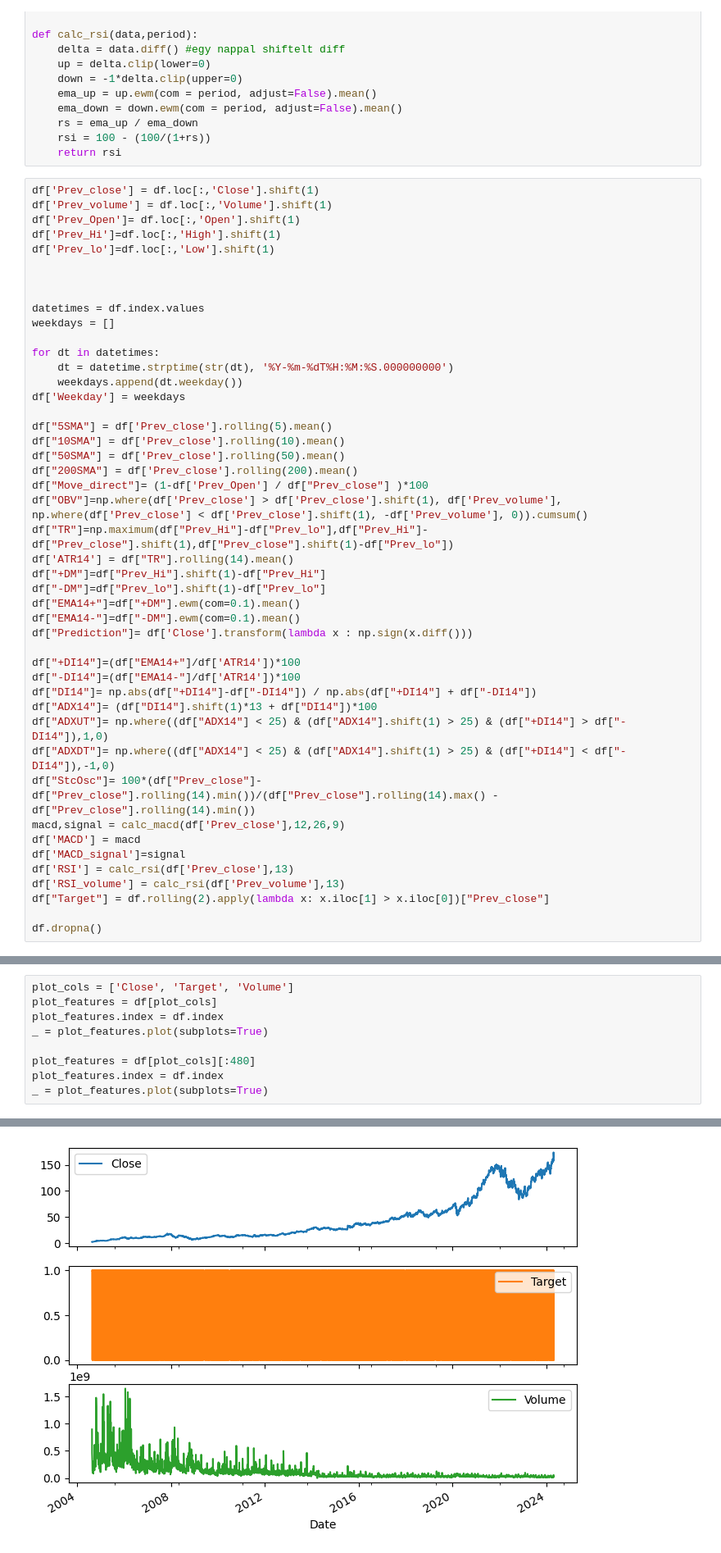
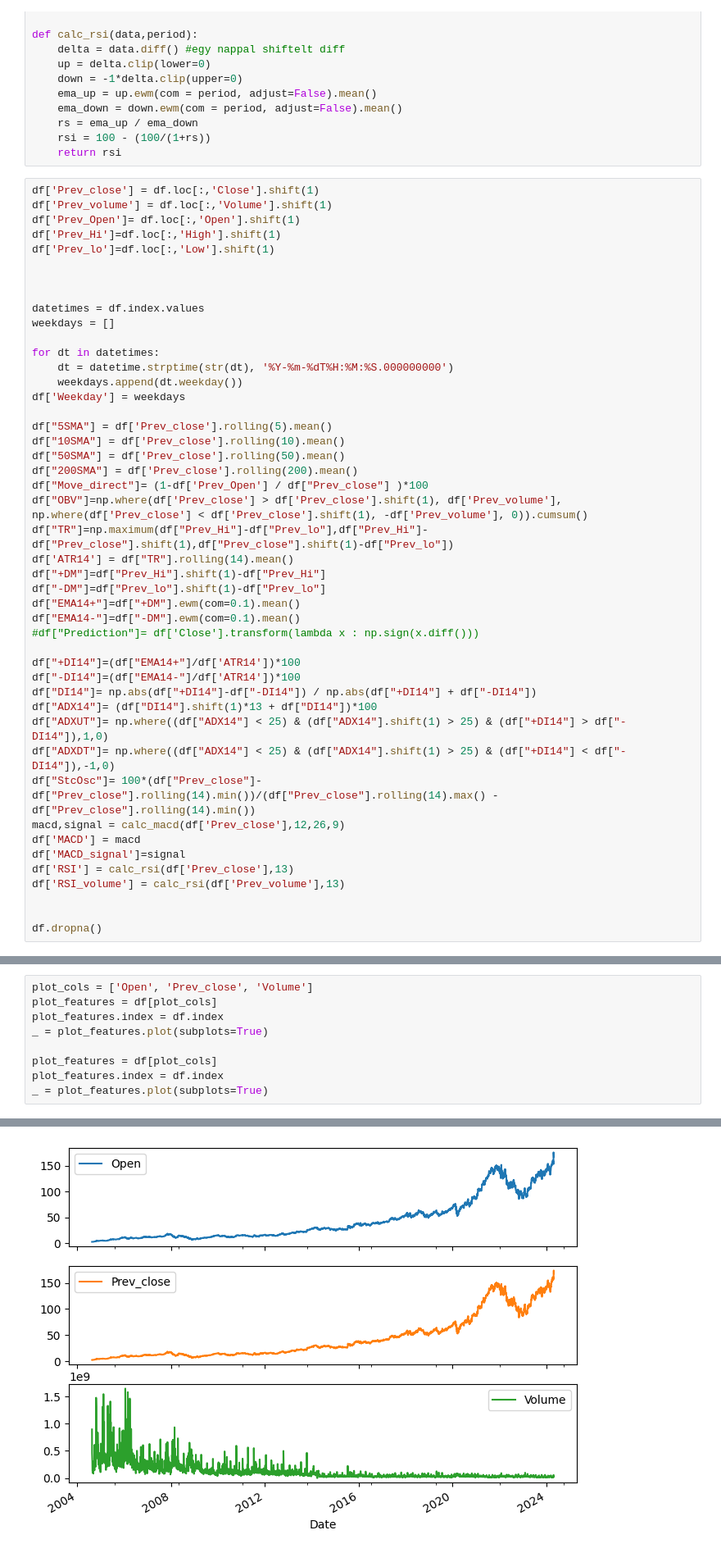
Before and after one commit to Gmasek/Flask_ml_api, a Jupyter notebook: model_utils/tf_demo.ipynb, the cells around one changed output, grey strips where cells are left out. Shown at 82% size. Cells and saved outputs as stored; diff of their text form.

```diff
--- a/model_utils/tf_demo.ipynb
+++ b/model_utils/tf_demo.ipynb
@@ -68,7 +68,7 @@ df["+DM"]=df["Prev_Hi"].shift(1)-df["Prev_Hi"]
 df["-DM"]=df["Prev_lo"].shift(1)-df["Prev_lo"]
 df["EMA14+"]=df["+DM"].ewm(com=0.1).mean()
 df["EMA14-"]=df["-DM"].ewm(com=0.1).mean()
-df["Prediction"]= df['Close'].transform(lambda x : np.sign(x.diff()))
+#df["Prediction"]= df['Close'].transform(lambda x : np.sign(x.diff()))
 
 df["+DI14"]=(df["EMA14+"]/df['ATR14'])*100
 df["-DI14"]=(df["EMA14-"]/df['ATR14'])*100
@@ -82,7 +82,7 @@ df['MACD'] = macd
 df['MACD_signal']=signal
 df['RSI'] = calc_rsi(df['Prev_close'],13)
 df['RSI_volume'] = calc_rsi(df['Prev_volume'],13)
-df["Target"] = df.rolling(2).apply(lambda x: x.iloc[1] > x.iloc[0])["Prev_close"]
+
 
 df.dropna()
 # %% [output]
@@ -125,10 +125,10 @@ df.head(20)
 # %%
-plot_cols = ['Close', 'Target', 'Volume']
+plot_cols = ['Open', 'Prev_close', 'Volume']
 plot_features = df[plot_cols]
 plot_features.index = df.index
 _ = plot_features.plot(subplots=True)
 
-plot_features = df[plot_cols][:480]
+plot_features = df[plot_cols]
 plot_features.index = df.index
 _ = plot_features.plot(subplots=True)
 # %% [output]
@@ -136 +135 @@ ValueError: Length mismatch: Expected axis has 480 elements, new values have 495
-[figure, old version]
+[figure, new version]
```
Also changed, not shown: parts of 34 cells of this notebook, 1 other file.
